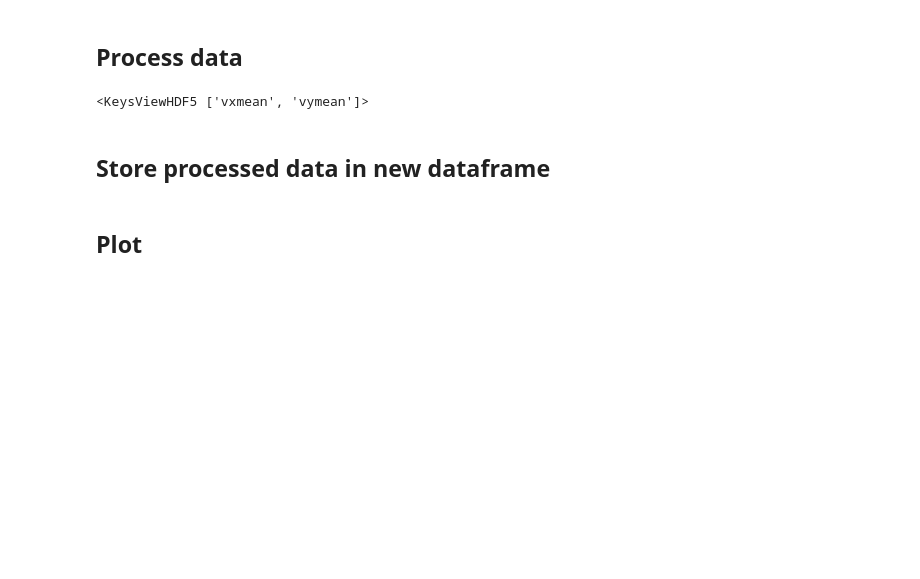
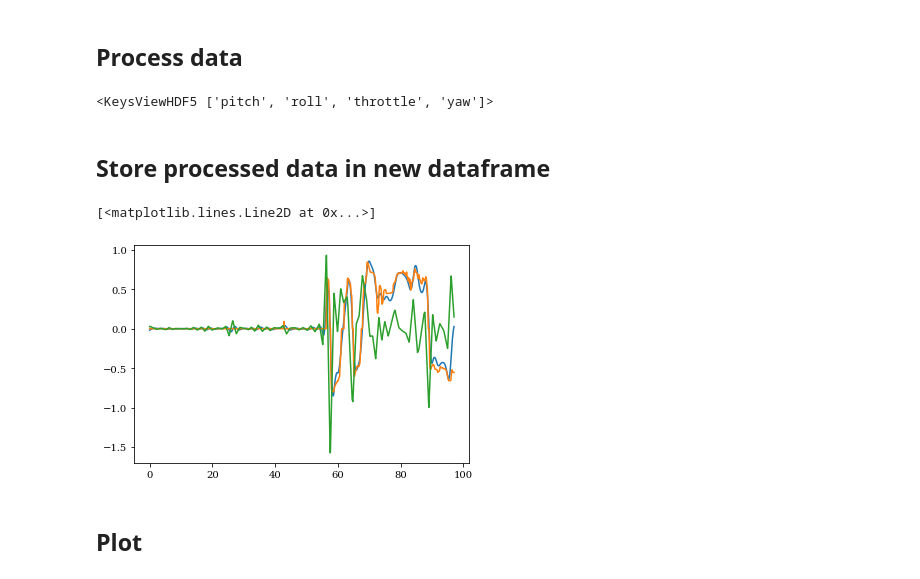
Before and after one commit to BenCellini/wind-sense-analysis, a Jupyter notebook: notebooks/process_data.ipynb, the cells around one changed output. Saved outputs shown, nothing was run; the diff lists cells and outputs as text; code cells hidden in the pictures; blank space fills up the shorter version.

```diff
--- a/notebooks/process_data.ipynb
+++ b/notebooks/process_data.ipynb
@@ -60,6 +64,11 @@ print(keys)
 time = np.swapaxes(np.array(intrp['time']), 0, 1)
 dt = np.mean(np.diff(time, n=1, axis=0))
 fs = 1 / dt
+
+# RC
+rc = intrp['rc']
+print(rc.keys())
+rc_yaw = rc['yaw']
 
 # GPS position
 gps = intrp['gps']
@@ -73,6 +82,11 @@ rtk_x = np.swapaxes(np.array(rtk_pos['x']), 0, 1)
 rtk_y = np.swapaxes(np.array(rtk_pos['y']), 0, 1)
 rtk_z = np.swapaxes(np.array(rtk_pos['z']), 0, 1)
 
+# VO
+vo = intrp['vo']
+# print(vo.keys())
+vo_z = np.swapaxes(np.array(vo['z']), 0, 1)
+
 # IMU orientation
 imu = intrp['imu']
 # print(imu.keys())
@@ -80,7 +94,11 @@ imu_yaw_unwrap = np.swapaxes(np.array(imu['yaw_unwrap']), 0, 1)
 
 b, a = signal.butter(5, 0.5 / (fs/2))
 imu_yaw_filt = signal.filtfilt(b, a, np.squeeze(imu_yaw_unwrap))
+
+x_hat, imu_dyaw_filt = pynumdiff.total_variation_regularization.jerk(imu_yaw_filt, dt, 20)
+
 imu_yaw_filt = np.swapaxes(np.array(imu_yaw_filt, ndmin=2), 0, 1)
+imu_dyaw_filt = np.swapaxes(np.array(imu_dyaw_filt, ndmin=2), 0, 1)
 
 imu_yaw = imu_yaw_unwrap % (2*np.pi)
 imu_yaw_filt = imu_yaw_filt % (2*np.pi)
@@ -99,28 +117,25 @@ vel_x_filt = np.swapaxes(np.array(vel_x_filt, ndmin=2), 0, 1)
 vel_y_filt = np.swapaxes(np.array(vel_y_filt, ndmin=2), 0, 1)
 
 vel_mag, vel_dir = utility.cart2polar(vel_x_filt, vel_y_filt)
-vel_dir_body_frame = vel_dir - imu_yaw
+vel_dir_body_frame = -(vel_dir - imu_yaw)
 vel_dir_body_frame = vel_dir_body_frame % (2*np.pi)
 
 # Optic flow velocity
 opt = intrp['opt']
-print(opt.keys())
-opt_x = np.swapaxes(np.array(opt['vxmean']), 0, 1)
-opt_y = -np.swapaxes(np.array(opt['vymean']), 0, 1)
-
-# opt_x_filt, dxdt_hat = pynumdiff.total_variation_regularization.jerk(np.squeeze(opt_x), dt, 100)
-# opt_y_filt, dxdt_hat = pynumdiff.total_variation_regularization.jerk(np.squeeze(opt_y), dt, 100)
+# print(opt.keys())
+opt_x = -np.swapaxes(np.array(opt['vxmean']), 0, 1)
+opt_y = np.swapaxes(np.array(opt['vymean']), 0, 1)
 
 b, a = signal.butter(5, 0.1 / (fs/2))
 opt_x_filt = signal.filtfilt(b, a, np.squeeze(opt_x))
 opt_y_filt = signal.filtfilt(b, a, np.squeeze(opt_y))
-opt_mag, opt_dir = utility.cart2polar(opt_x_filt, opt_y_filt)
-opt_dir = opt_dir + (np.pi/2)
+
+opt_mag, opt_dir = utility.cart2polar(opt_y_filt, opt_x_filt) # might need to flip x-y
+# opt_dir = opt_dir + (np.pi/2)
 opt_dir = opt_dir % (2*np.pi)
 
 opt_mag = np.swapaxes(np.array(opt_mag, ndmin=2), 0, 1)
 opt_dir = np.swapaxes(np.array(opt_dir, ndmin=2), 0, 1)
-# opt_dir = utility.wrapToPi(opt_dir)
 
 # Onboard trisonica wind sensor
 obtrs = intrp['obtrs']
@@ -158,21 +173,49 @@ air_speed_mag2_filt = np.swapaxes(np.array(air_speed_mag2_filt, ndmin=2), 0, 1)
 
 # r, theta = utility.cart2polar(air_speed_x, air_speed_y)
 # %% [output]
-<KeysViewHDF5 ['vxmean', 'vymean']>
+<KeysViewHDF5 ['pitch', 'roll', 'throttle', 'yaw']>
 # %% [markdown]
 ## Store processed data in new dataframe
 # %%
 # Concatenate data
-alldata = np.concatenate((time, 1000*gps_x, 1000*gps_y, imu_yaw, imu_yaw_filt, opt_dir, air_speed_dir, air_speed_dir_filt,
-                          vel_mag, air_speed_mag2, air_speed_mag2_filt), axis=1)
+alldata = np.concatenate((time,
+                          1000*gps_x, 1000*gps_y,
+                          imu_yaw, imu_yaw_filt, imu_dyaw_filt,
+                          opt_dir,
+                          air_speed_dir, air_speed_dir_filt,
+                          vel_mag,
+                          air_speed_mag2, air_speed_mag2_filt), axis=1)
 
-names = ['t', 'xpos', 'ypos', 'phi', 'phi_filt', 'psi', 'gamma', 'gamma_filt',
-         'g', 'a', 'a_filt']
+names = ['t',
+         'xpos', 'ypos',
+         'phi', 'phi_filt', 'dphi',
+         'psi',
+         'gamma', 'gamma_filt',
+         'g',
+         'a', 'a_filt']
 
 # Create dataframe
 df = pd.DataFrame(data = alldata,
                   columns = names)
 # print(df)
+# %%
+# _, u = pynumdiff.total_variation_regularization.jerk(np.squeeze(imu_dyaw_filt), dt, 1)
+_, u = pynumdiff.smooth_finite_difference.friedrichsdiff(np.squeeze(imu_dyaw_filt), dt, 2, options={'iterate': False})
+kf, P0 = circKF_pos_vel(dt, sigma_a=1, sigma_y=10, sigma_p=0.9)
+X,_ = kf.runFilter(df['phi'], u, P0, x0=None, circ=True)
+
+plt.plot(time, np.squeeze(imu_dyaw_filt))
+plt.plot(time, -1.2*np.squeeze(rc_yaw))
+plt.plot(time, u)
+
+# plt.plot(time, vel_x)
+# plt.plot(time, -13*np.squeeze(rc['pitch']))
+
+# plt.plot(time, vel_y)
+# plt.plot(time, 13*np.squeeze(rc['roll']))
+# %% [output]
+[<matplotlib.lines.Line2D at 0x...>]
+[figure, added]
 # %% [markdown]
 ## Plot
 # %%
```
Also changed, not shown: parts of 7 cells of this notebook, 4 other files.
